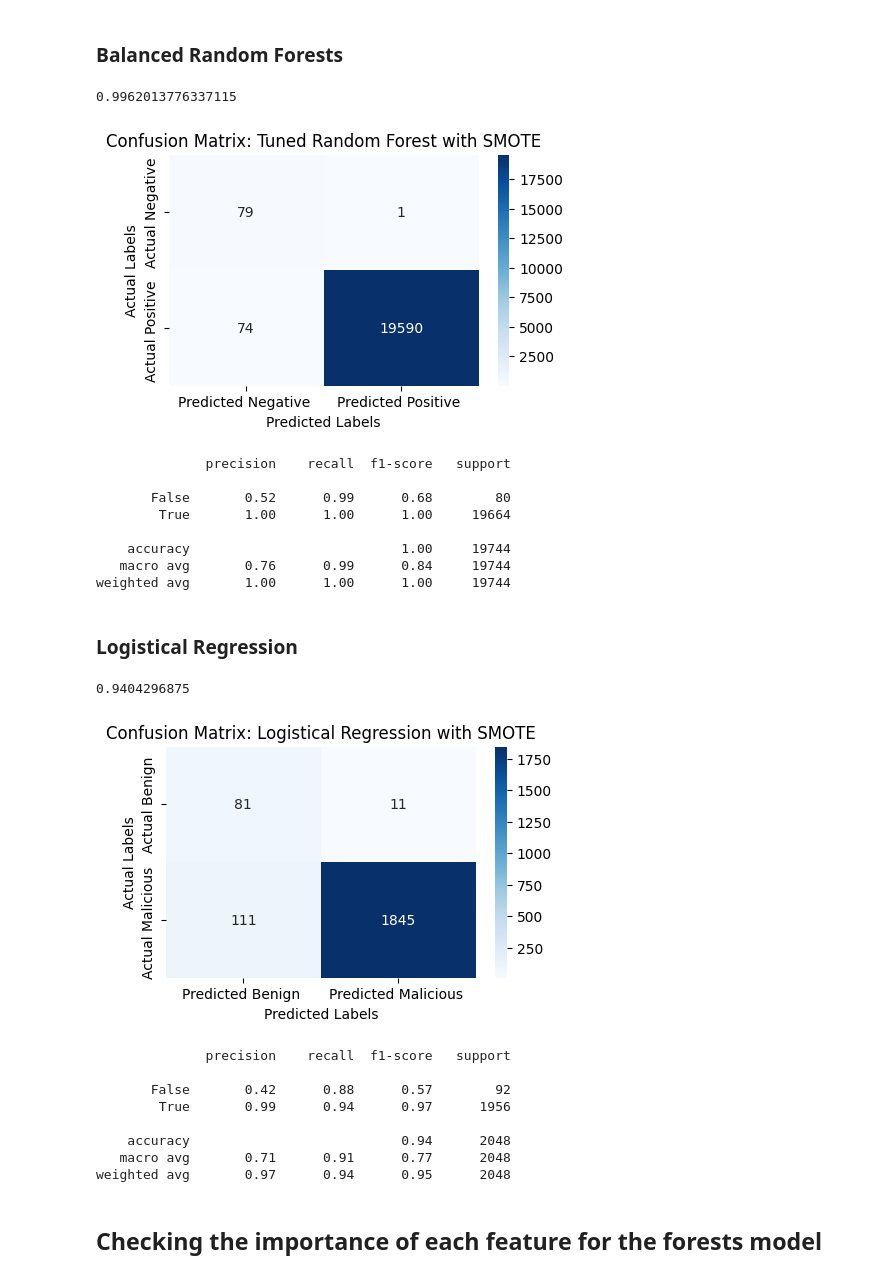
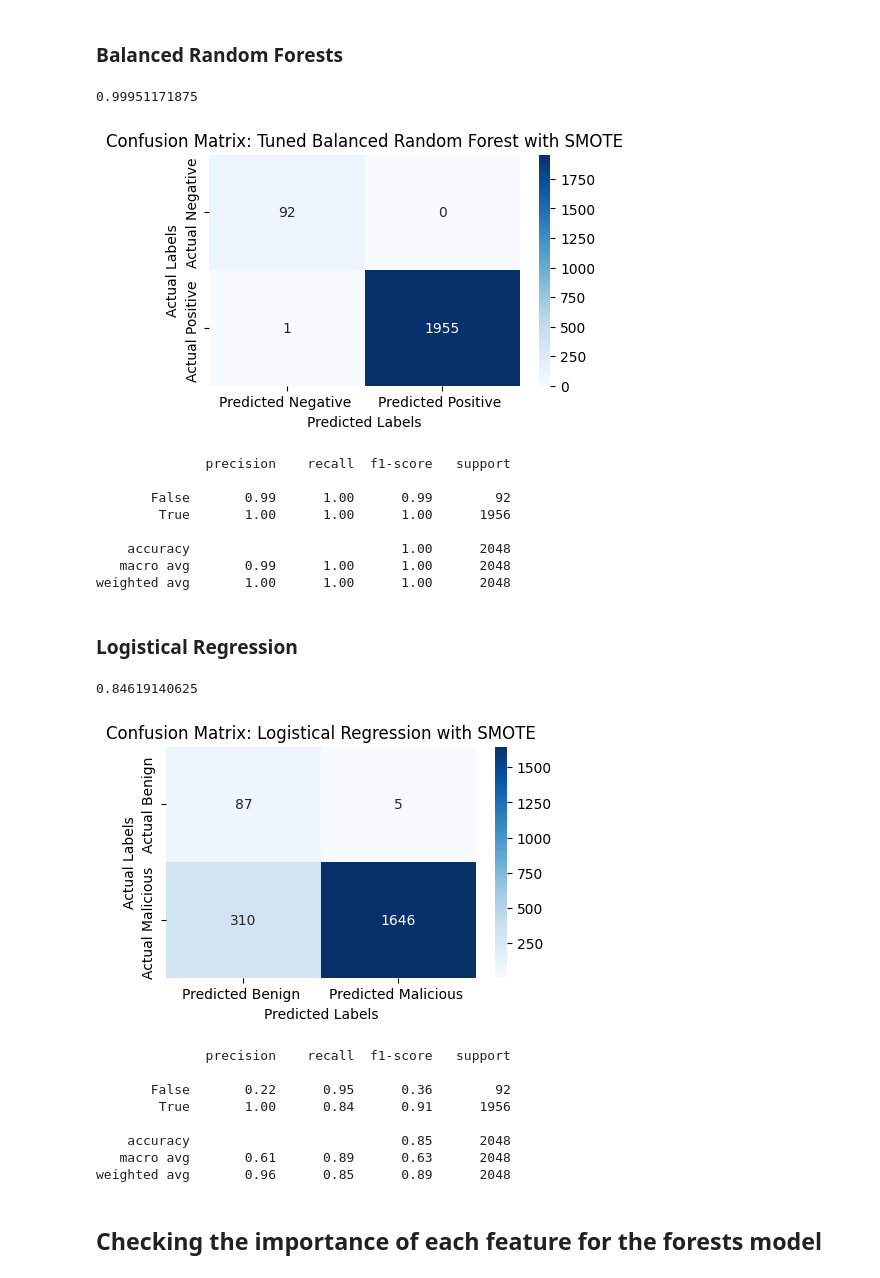
Before and after one commit to JoeMaassen/NetworkSecurityProject, a Jupyter notebook: MachineLearning.ipynb, the cells around one changed output. Drawn from its saved outputs; the diff is of its cells as text; code cells hidden in the pictures.

```diff
--- a/MachineLearning.ipynb
+++ b/MachineLearning.ipynb
@@ -127,6 +127,6 @@ print(rf_random.best_params_)
 # %% [markdown]
 ### Training a Random Forest Model
 # %%
-srf = RandomForestClassifier(n_estimators=30, random_state=42,bootstrap= True, min_samples_split= 7,min_samples_leaf=4,max_depth= 30)
+srf = RandomForestClassifier(n_estimators=50, random_state=42,bootstrap= False, min_samples_split= 2,min_samples_leaf=3,max_depth= 25)
 srf.fit(X_smote, y_smote)
 # %% [output]
@@ -135,6 +135,6 @@ RandomForestClassifier(max_depth=30, min_samples_leaf=4, min_samples_split=7,
 # %% [markdown]
 ### Training a Balanced Random Forest Model
 # %%
-brf = BalancedRandomForestClassifier(n_estimators=300, random_state=42,bootstrap= False, min_samples_split= 10,min_samples_leaf=2,max_depth= 20,sampling_strategy='all',replacement=True)
-brf.fit(X_train, y_train)
+brf = BalancedRandomForestClassifier(n_estimators=50, random_state=42,bootstrap= False, min_samples_split= 2,min_samples_leaf=3,max_depth= 25,sampling_strategy='all',replacement=True)
+brf.fit(X_smote, y_smote)
 # %% [output]
@@ -185,31 +189,31 @@ weighted avg       1.00      1.00      1.00      2048
 # %%
 y_pred_test_brf = brf.predict(X_test)
 print(accuracy_score(y_test, y_pred_test_brf ))
 cm=confusion_matrix(y_test, y_pred_test_brf)
 plt.figure(figsize=(5, 3))
 sns.heatmap(cm, annot=True, fmt='d', cmap='Blues',
             xticklabels=['Predicted Negative ', 'Predicted Positive '],
             yticklabels=['Actual Negative', 'Actual Positive '])
 plt.ylabel('Actual Labels')
 plt.xlabel('Predicted Labels')
-plt.title('Confusion Matrix: Tuned Random Forest with SMOTE')
+plt.title('Confusion Matrix: Tuned Balanced Random Forest with SMOTE')
 plt.show()
 print(classification_report(y_test, y_pred_test_brf))
 # %% [output]
-0.9962013776337115
+0.99951171875
-[figure, old version]
+[figure, new version]
               precision    recall  f1-score   support
 
-       False       0.52      0.99      0.68        80
-        True       1.00      1.00      1.00     19664
+       False       0.99      1.00      0.99        92
+        True       1.00      1.00      1.00      1956
 
-    accuracy                           1.00     19744
-   macro avg       0.76      0.99      0.84     19744
-weighted avg       1.00      1.00      1.00     19744
+    accuracy                           1.00      2048
+   macro avg       0.99      1.00      1.00      2048
+weighted avg       1.00      1.00      1.00      2048
 # %% [markdown]
 ### Logistical Regression
 # %%
-y_pred_test_lrm = logisticalRegression.predict(X_test)
+y_pred_test_lrm = logisticalRegression.predict(logisticRegressionX_test)
 print(accuracy_score(y_test, y_pred_test_lrm ))
 cm=confusion_matrix(y_test, y_pred_test_lrm)
 plt.figure(figsize=(5, 3))
@@ -222,16 +226,16 @@ plt.title('Confusion Matrix: Logistical Regression with SMOTE')
 plt.show()
 print(classification_report(y_test, y_pred_test_lrm))
 # %% [output]
-0.9404296875
+0.84619140625
-[figure, old version]
+[figure, new version]
               precision    recall  f1-score   support
 
-       False       0.42      0.88      0.57        92
-        True       0.99      0.94      0.97      1956
+       False       0.22      0.95      0.36        92
+        True       1.00      0.84      0.91      1956
 
-    accuracy                           0.94      2048
-   macro avg       0.71      0.91      0.77      2048
-weighted avg       0.97      0.94      0.95      2048
+    accuracy                           0.85      2048
+   macro avg       0.61      0.89      0.63      2048
+weighted avg       0.96      0.85      0.89      2048
 # %% [markdown]
 ## Checking the importance of each feature for the forests model
 # %% [markdown]
```
Also changed, not shown: parts of 10 cells of this notebook, 5 other files.
